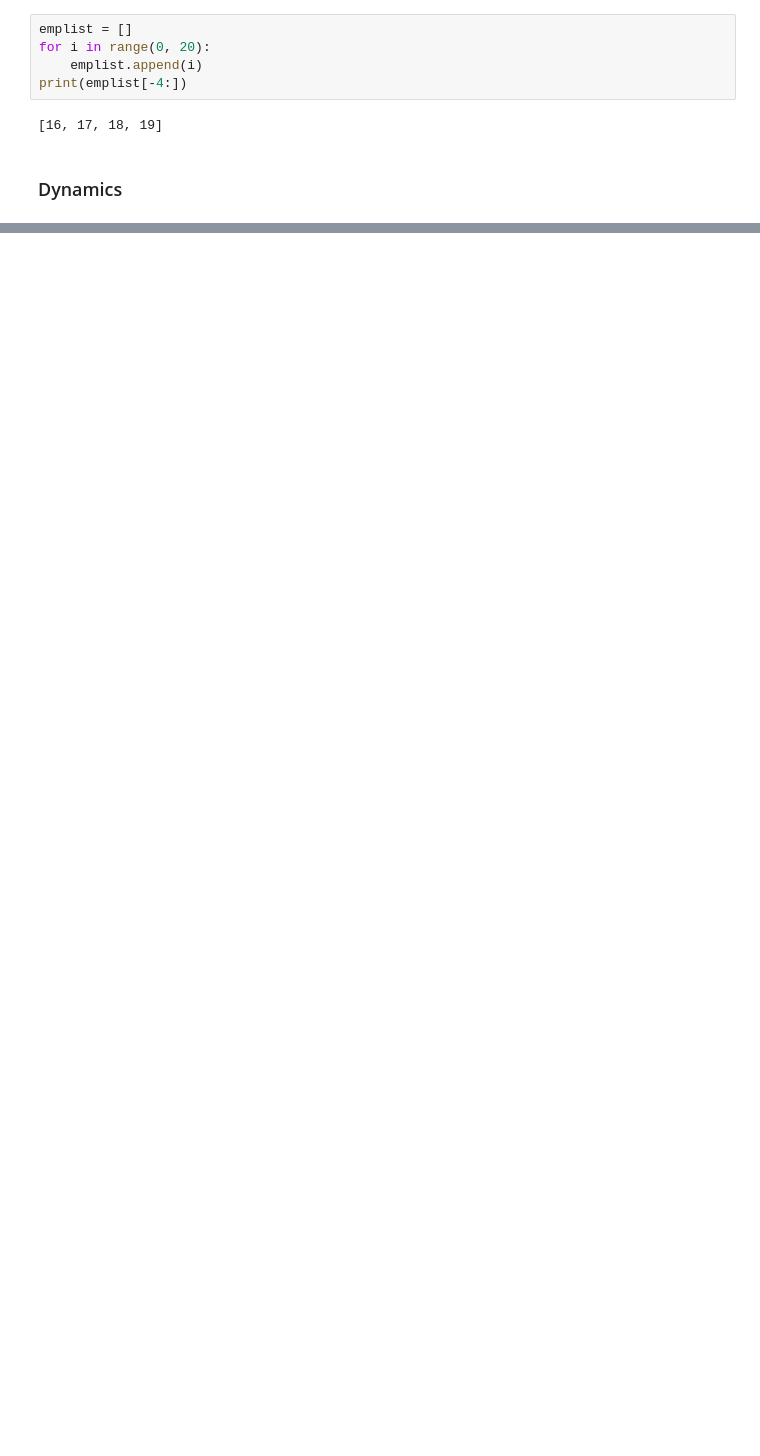
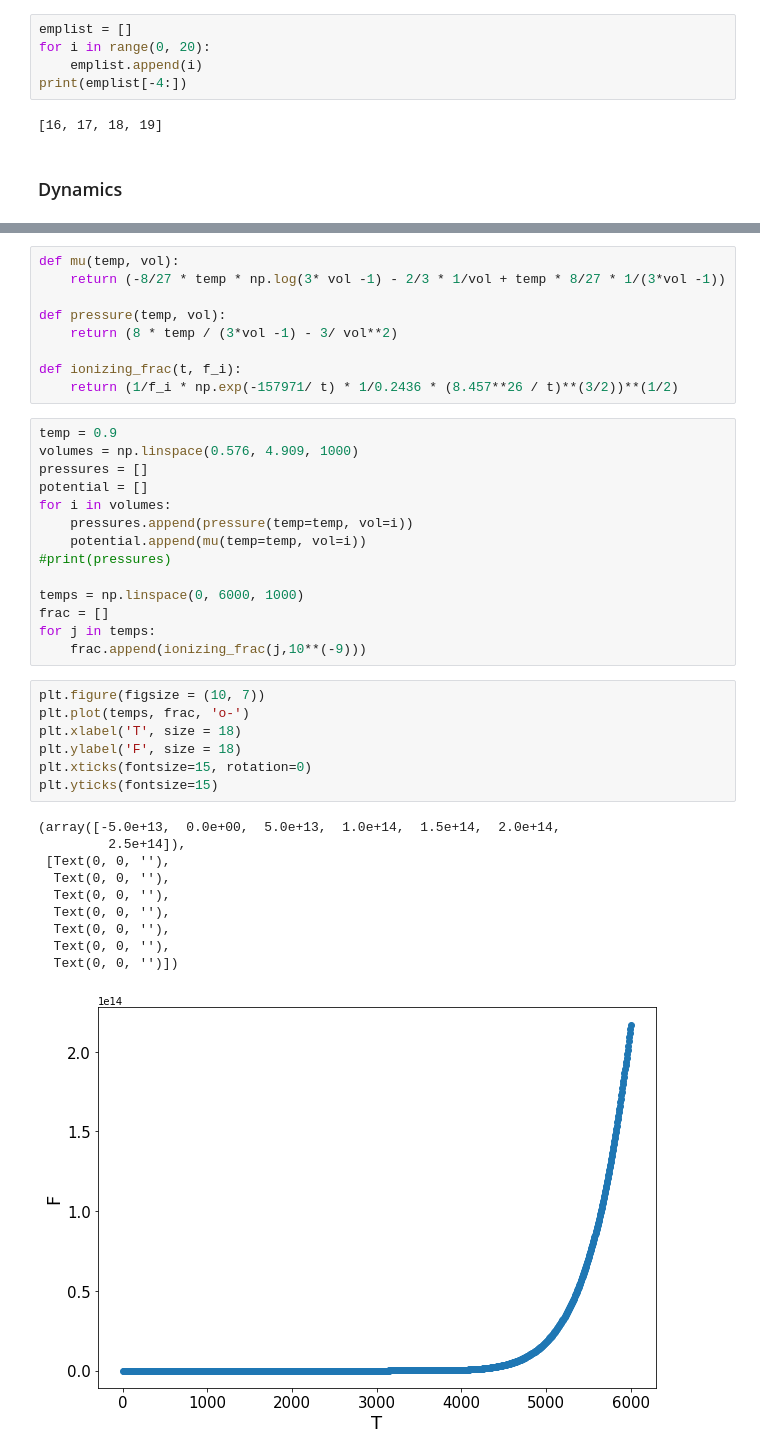
Before and after one commit to mattp97/Trotter-Qdrift-Simulation, a Jupyter notebook: QMC.ipynb, the cells around one changed output, grey strips where cells are left out. Cells and saved outputs as stored; diff of their text form; blank space fills up the shorter version.

```diff
--- a/QMC.ipynb
+++ b/QMC.ipynb
@@ -405,0 +422,41 @@ plt.yticks(fontsize=15)
+# %%
+def mu(temp, vol):
+    return (-8/27 * temp * np.log(3* vol -1) - 2/3 * 1/vol + temp * 8/27 * 1/(3*vol -1))
+
+def pressure(temp, vol):
+    return (8 * temp / (3*vol -1) - 3/ vol**2)
+
+def ionizing_frac(t, f_i):
+    return (1/f_i * np.exp(-157971/ t) * 1/0.2436 * (8.457**26 / t)**(3/2))**(1/2)
+# %%
+temp = 0.9
+volumes = np.linspace(0.576, 4.909, 1000)
+pressures = []
+potential = []
+for i in volumes:
+    pressures.append(pressure(temp=temp, vol=i))
+    potential.append(mu(temp=temp, vol=i))
+#print(pressures)
+
+temps = np.linspace(0, 6000, 1000)
+frac = []
+for j in temps:
+    frac.append(ionizing_frac(j,10**(-9)))
+# %%
+plt.figure(figsize = (10, 7))
+plt.plot(temps, frac, 'o-')
+plt.xlabel('T', size = 18)
+plt.ylabel('F', size = 18)
+plt.xticks(fontsize=15, rotation=0)
+plt.yticks(fontsize=15)
+# %% [output]
+(array([-5.0e+13,  0.0e+00,  5.0e+13,  1.0e+14,  1.5e+14,  2.0e+14,
+         2.5e+14]),
+ [Text(0, 0, ''),
+  Text(0, 0, ''),
+  Text(0, 0, ''),
+  Text(0, 0, ''),
+  Text(0, 0, ''),
+  Text(0, 0, ''),
+  Text(0, 0, '')])
+[figure, added]
```
Also changed, not shown: parts of 13 cells of this notebook, 9 other files.
